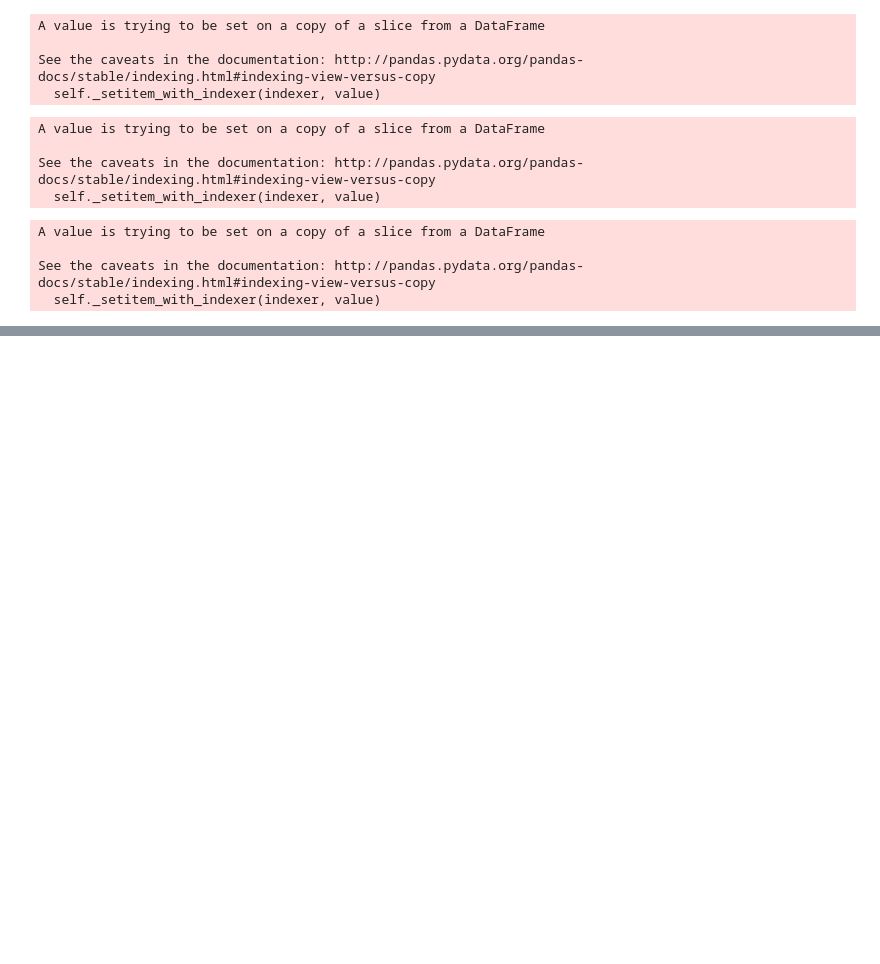
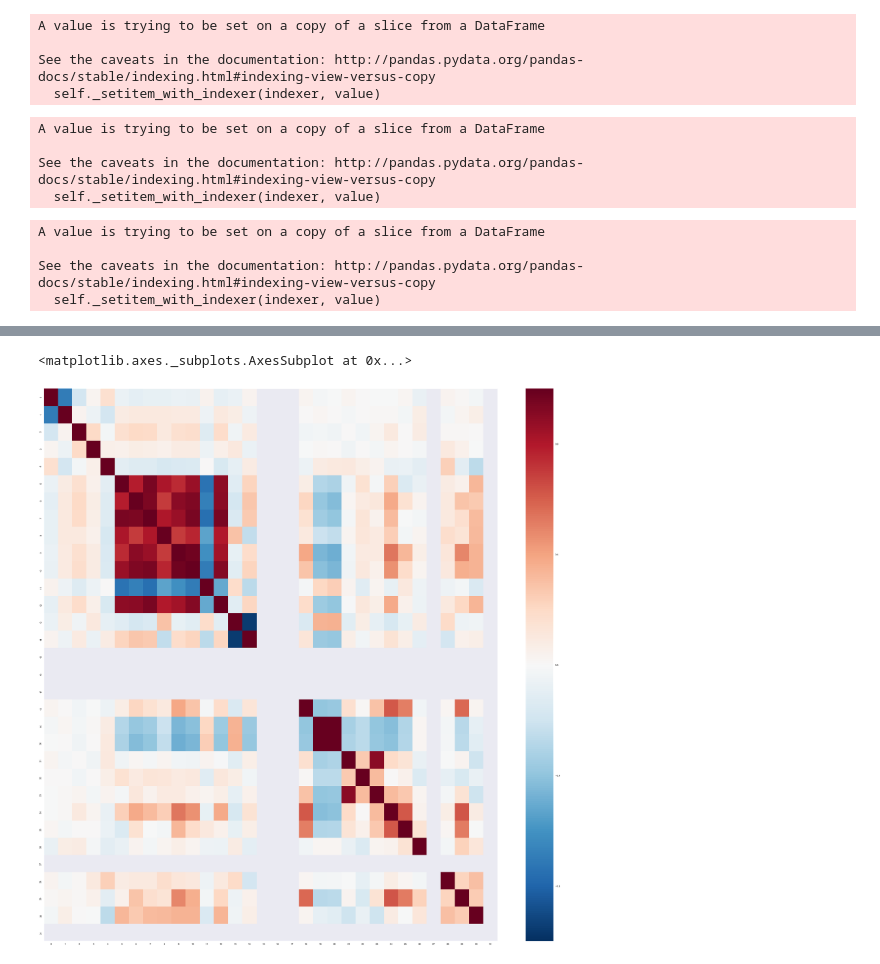
Before and after one commit to AryaEshraghi/West_Nile_Kaggle, a Jupyter notebook: misc/Aryas Scratchbook.ipynb, the cells around one changed output, grey strips where cells are left out. Cells and saved outputs as stored; diff of their text form; code cells hidden in the pictures; blank space fills up the shorter version.

```diff
--- a/misc/Aryas Scratchbook.ipynb
+++ b/misc/Aryas Scratchbook.ipynb
@@ -259,0 +533,2 @@ weather.to_csv('../assets/input/clean_weather.csv')
+# %%
+df = pd.merge(df, weather, on='Date')
@@ -259,0 +558,7 @@ weather.to_csv('../assets/input/clean_weather.csv')
+# %%
+scaled = df.drop(columns=['Date', 'loc_coef', 'time_coef'])
+# %%
+ss = StandardScaler()
+scaled = ss.fit_transform(scaled)
+# %%
+scaled = pd.DataFrame(scaled)
@@ -259,0 +575,9 @@ weather.to_csv('../assets/input/clean_weather.csv')
+# %%
+pd.set_option('display.max_columns', 34)
+pd.set_option('display.max_rows', 34)
+
+plt.figure(figsize=(40, 40))
+sns.heatmap(scaled.corr())
+# %% [output]
+<matplotlib.axes._subplots.AxesSubplot at 0x...>
+[figure, added]
```
Also changed, not shown: parts of 42 cells of this notebook, 4 other files.
